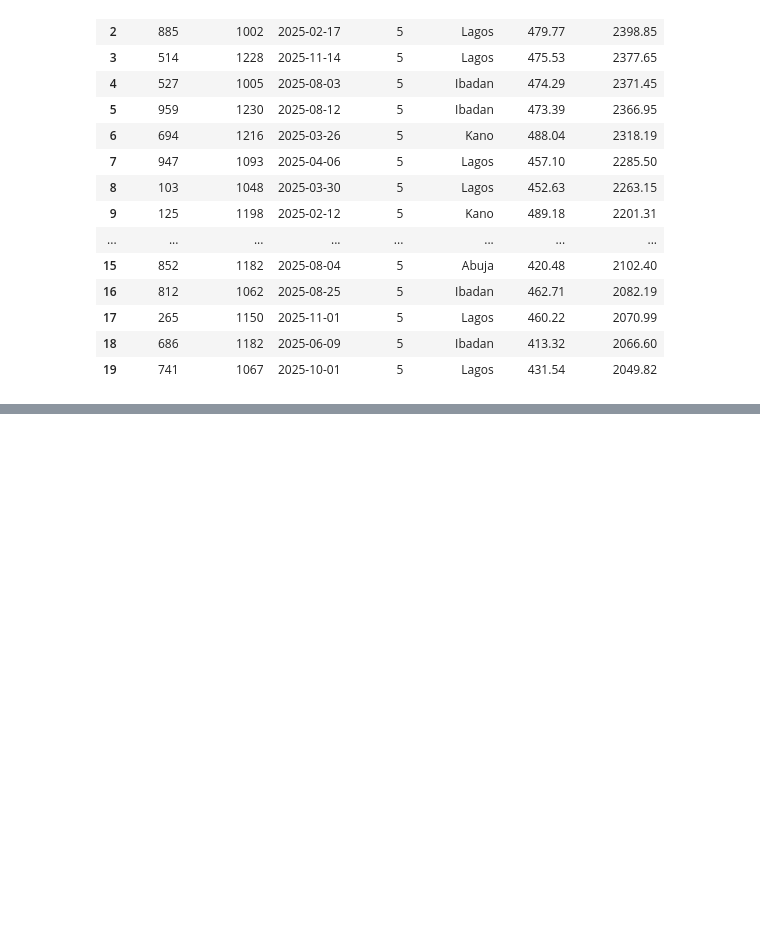
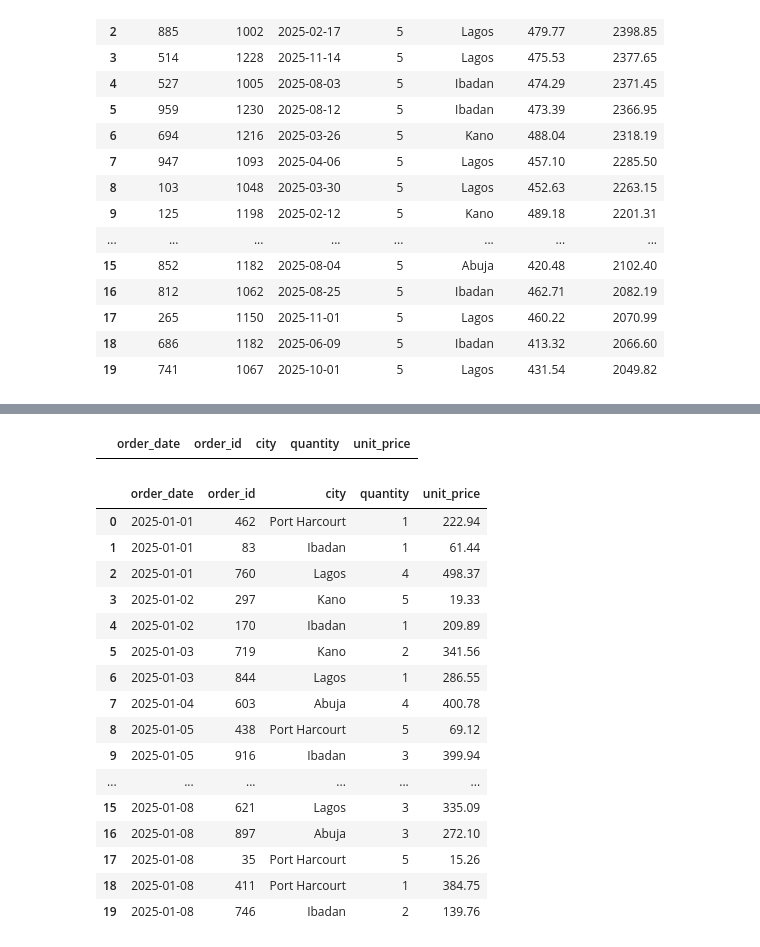
Before and after one commit to Thomasayanfeoluwa/2026-Python-Training-Class---Tutorial-For-Beginners, a Jupyter notebook: sqlite3.ipynb, the cells around one changed output, grey strips where cells are left out. Drawn from its saved outputs; the diff is of its cells as text; code cells hidden in the pictures; blank space fills up the shorter version.

```diff
--- a/sqlite3.ipynb
+++ b/sqlite3.ipynb
@@ -351,0 +356,33 @@ run_sql("""
+# %%
+run_sql("""
+    SELECT order_date, order_id, city, quantity, unit_price
+    FROM orders
+    WHERE unit_price IS NULL;
+""")
+# %% [output]
+|  | order_date | order_id | city | quantity | unit_price |
+# %%
+run_sql("""
+    SELECT order_date, order_id, city, quantity, unit_price
+    FROM orders
+    WHERE unit_price IS NOT NULL
+    LIMIT 20;
+""")
+# %% [output]
+|  | order_date | order_id | city | quantity | unit_price |
+| 0 | 2025-01-01 | 462 | Port Harcourt | 1 | 222.94 |
+| 1 | 2025-01-01 | 83 | Ibadan | 1 | 61.44 |
+| 2 | 2025-01-01 | 760 | Lagos | 4 | 498.37 |
+| 3 | 2025-01-02 | 297 | Kano | 5 | 19.33 |
+| 4 | 2025-01-02 | 170 | Ibadan | 1 | 209.89 |
+| 5 | 2025-01-03 | 719 | Kano | 2 | 341.56 |
+| 6 | 2025-01-03 | 844 | Lagos | 1 | 286.55 |
+| 7 | 2025-01-04 | 603 | Abuja | 4 | 400.78 |
+| 8 | 2025-01-05 | 438 | Port Harcourt | 5 | 69.12 |
+| 9 | 2025-01-05 | 916 | Ibadan | 3 | 399.94 |
+| ... | ... | ... | ... | ... | ... |
+| 15 | 2025-01-08 | 621 | Lagos | 3 | 335.09 |
+| 16 | 2025-01-08 | 897 | Abuja | 3 | 272.10 |
+| 17 | 2025-01-08 | 35 | Port Harcourt | 5 | 15.26 |
+| 18 | 2025-01-08 | 411 | Port Harcourt | 1 | 384.75 |
+| 19 | 2025-01-08 | 746 | Ibadan | 2 | 139.76 |
```
Also changed, not shown: parts of 13 cells of this notebook, 2 other files.
